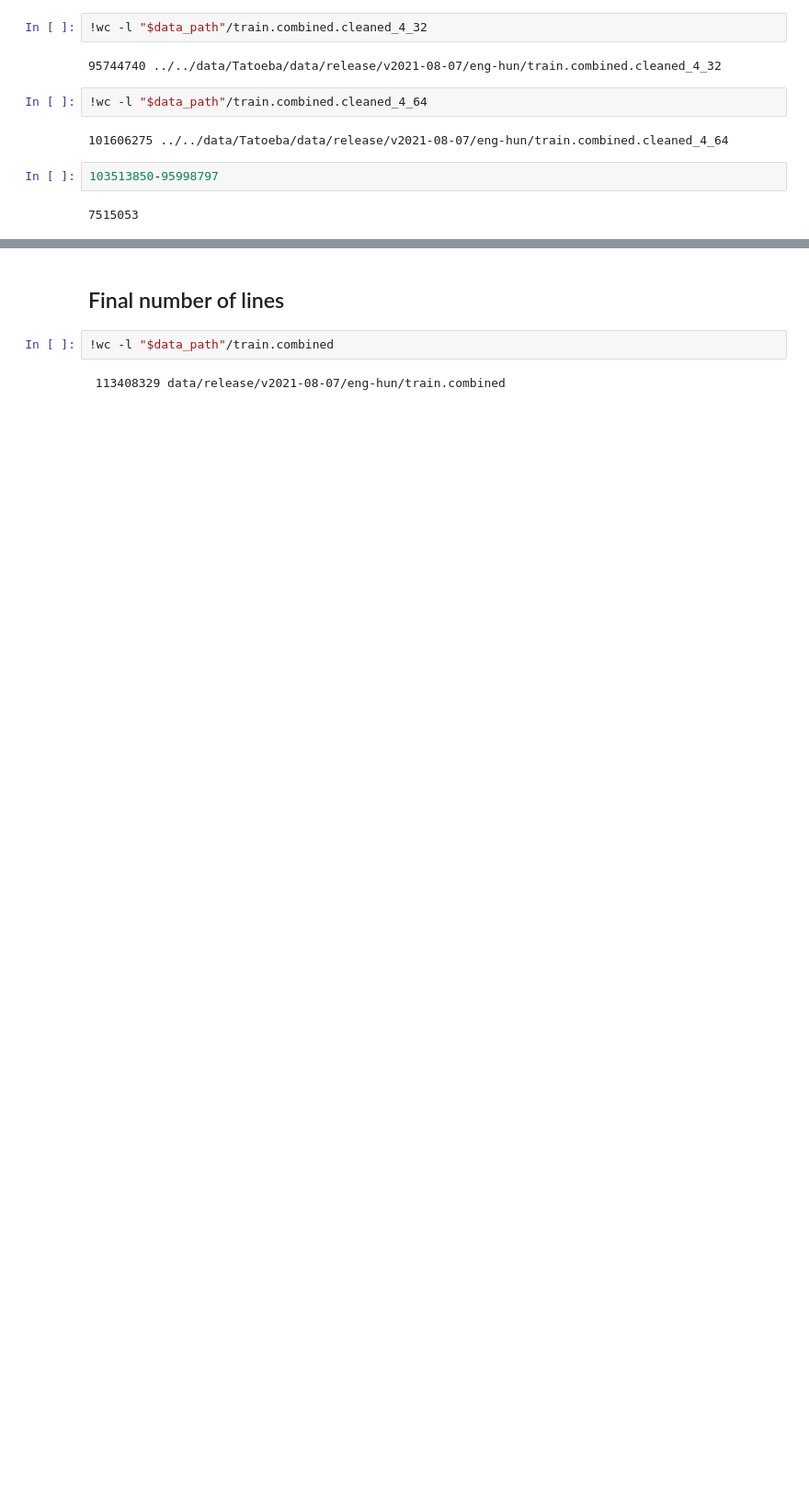
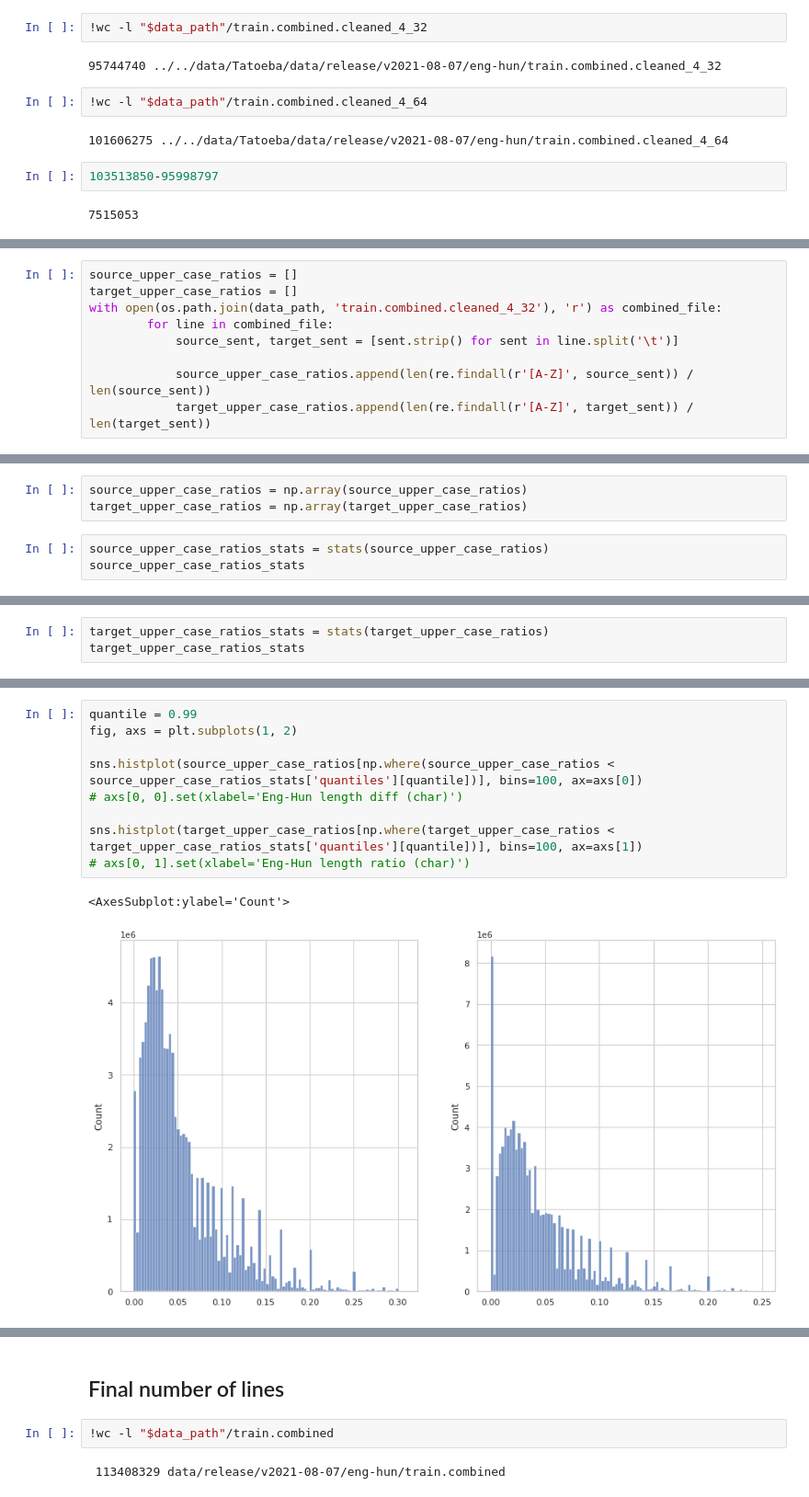
Before and after one commit to attilanagy234/TreeSwap, a Jupyter notebook: notebooks/Tatoeba_EDA.ipynb, the cells around one changed output, grey strips where cells are left out. Shown at 92% size. Drawn from its saved outputs; the diff is of its cells as text; blank space fills up the shorter version.

```diff
--- a/notebooks/Tatoeba_EDA.ipynb
+++ b/notebooks/Tatoeba_EDA.ipynb
@@ -747,0 +759,9 @@ with open(os.path.join(data_path, 'train.combined.cleaned_3'), 'r') as combined_
+# %%
+source_upper_case_ratios = []
+target_upper_case_ratios = []
+with open(os.path.join(data_path, 'train.combined.cleaned_4_32'), 'r') as combined_file:
+        for line in combined_file:
+            source_sent, target_sent = [sent.strip() for sent in line.split('\t')]
+
+            source_upper_case_ratios.append(len(re.findall(r'[A-Z]', source_sent)) / len(source_sent))
+            target_upper_case_ratios.append(len(re.findall(r'[A-Z]', target_sent)) / len(target_sent))
@@ -747,0 +776,6 @@ with open(os.path.join(data_path, 'train.combined.cleaned_3'), 'r') as combined_
+# %%
+source_upper_case_ratios = np.array(source_upper_case_ratios)
+target_upper_case_ratios = np.array(target_upper_case_ratios)
+# %%
+source_upper_case_ratios_stats = stats(source_upper_case_ratios)
+source_upper_case_ratios_stats
@@ -747,0 +794,3 @@ with open(os.path.join(data_path, 'train.combined.cleaned_3'), 'r') as combined_
+# %%
+target_upper_case_ratios_stats = stats(target_upper_case_ratios)
+target_upper_case_ratios_stats
@@ -747,0 +809,12 @@ with open(os.path.join(data_path, 'train.combined.cleaned_3'), 'r') as combined_
+# %%
+quantile = 0.99
+fig, axs = plt.subplots(1, 2)
+
+sns.histplot(source_upper_case_ratios[np.where(source_upper_case_ratios < source_upper_case_ratios_stats['quantiles'][quantile])], bins=100, ax=axs[0])
+# axs[0, 0].set(xlabel='Eng-Hun length diff (char)')
+
+sns.histplot(target_upper_case_ratios[np.where(target_upper_case_ratios < target_upper_case_ratios_stats['quantiles'][quantile])], bins=100, ax=axs[1])
+# axs[0, 1].set(xlabel='Eng-Hun length ratio (char)')
+# %% [output]
+<AxesSubplot:ylabel='Count'>
+[figure, added]
```
Also changed, not shown: parts of 18 cells of this notebook, 3 other files.
